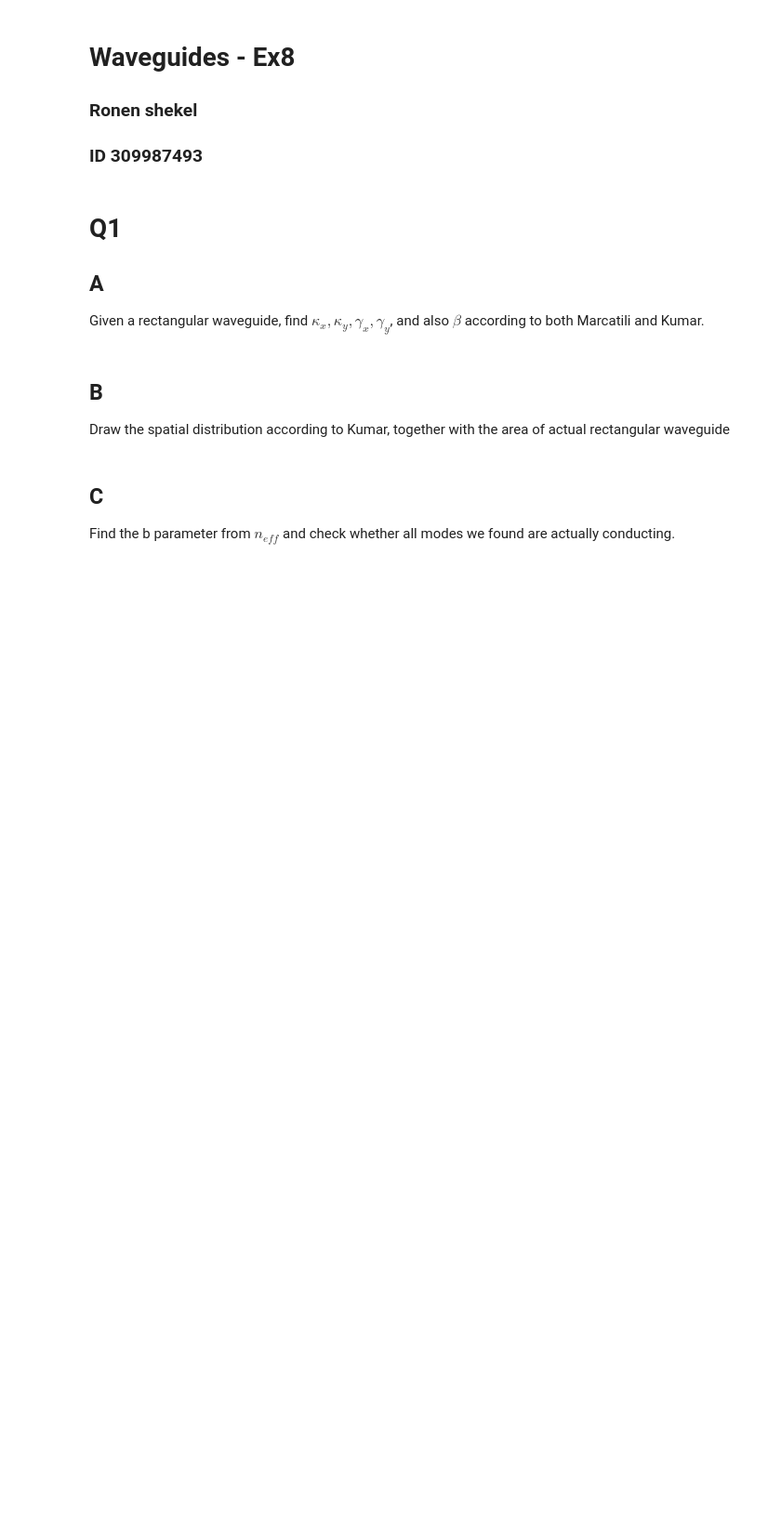
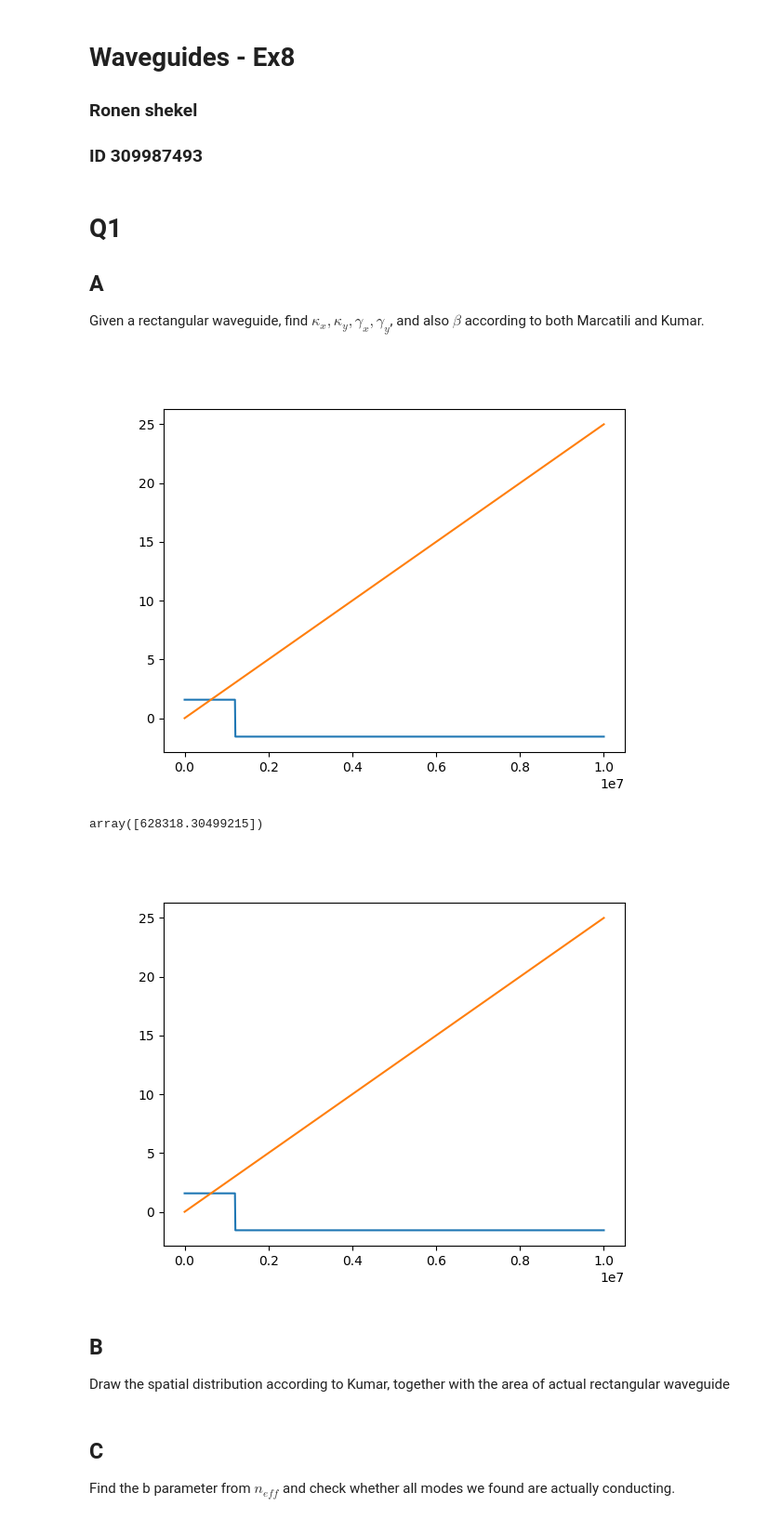
Before and after one commit to rubiaek/waveguides_excs, a Jupyter notebook: sol8.ipynb, the cells around one changed output. Shown at 93% size. Cells and saved outputs as stored; diff of their text form; code cells hidden in the pictures; blank space fills up the shorter version.

```diff
--- a/sol8.ipynb
+++ b/sol8.ipynb
@@ -7,6 +7,9 @@
 # %%
 import numpy as np
 import matplotlib.pyplot as plt
+%matplotlib ipympl
+from scipy.optimize import fsolve
+pi = np.pi
 # %% [markdown]
 # Q1
 ## A
@@ -14,9 +17,42 @@ Given a rectangular waveguide, find $\kappa_x, \kappa_y, \gamma_x, \gamma_y$, an
 # %%
 a = 2.5e-6
 b = 3e-6
 n1 = 1.5
 n0 = 1.47
 wl = 1.55e-6
+k0 = 2*pi/wl
+
+eps = np.finfo(float).eps
+
+def get_kappa_gamma_x(a, p, n0, n1, k0, initial_guesses=0, plot=True):
+    def gamma(kappa_x):
+        return k0**2*(n1**2-n0**2) - kappa_x**2
+    RHS = lambda k: (p-1)*(pi/2) + np.arctan((n1**2*gamma(k)) / (n0**2*k + eps))
+    diff_func = lambda k: RHS(k) - k*a
+
+    if plot:
+        fig, ax = plt.subplots()
+        X = np.linspace(0, 1e7, 1000)
+        ax.plot(X, RHS(X))
+        ax.plot(X, X*a)
+        fig.show()
+
+    return fsolve(diff_func, initial_guesses)
+
+p = 1
+x0 = 0
+get_kappa_gamma_x(a, p, n0, n1, k0, x0)
+
+# find kx, ky with fsolve or something
+# from each kx,ky find the gamma_x, gamma_y
+# also find the betas
+# check that the betas are OK: k0*n0 < beta(kx, ky) < k0*n1
+
+# sols = fsolve(diff_func, x0=(0, 2.5, 5, 7.2))
+# %% [output]
+[figure, added]
+array([628318.30499215])
+[figure, added]
 # %% [markdown]
 ## B
 Draw the spatial distribution according to Kumar, together with the area of actual rectangular waveguide
```
